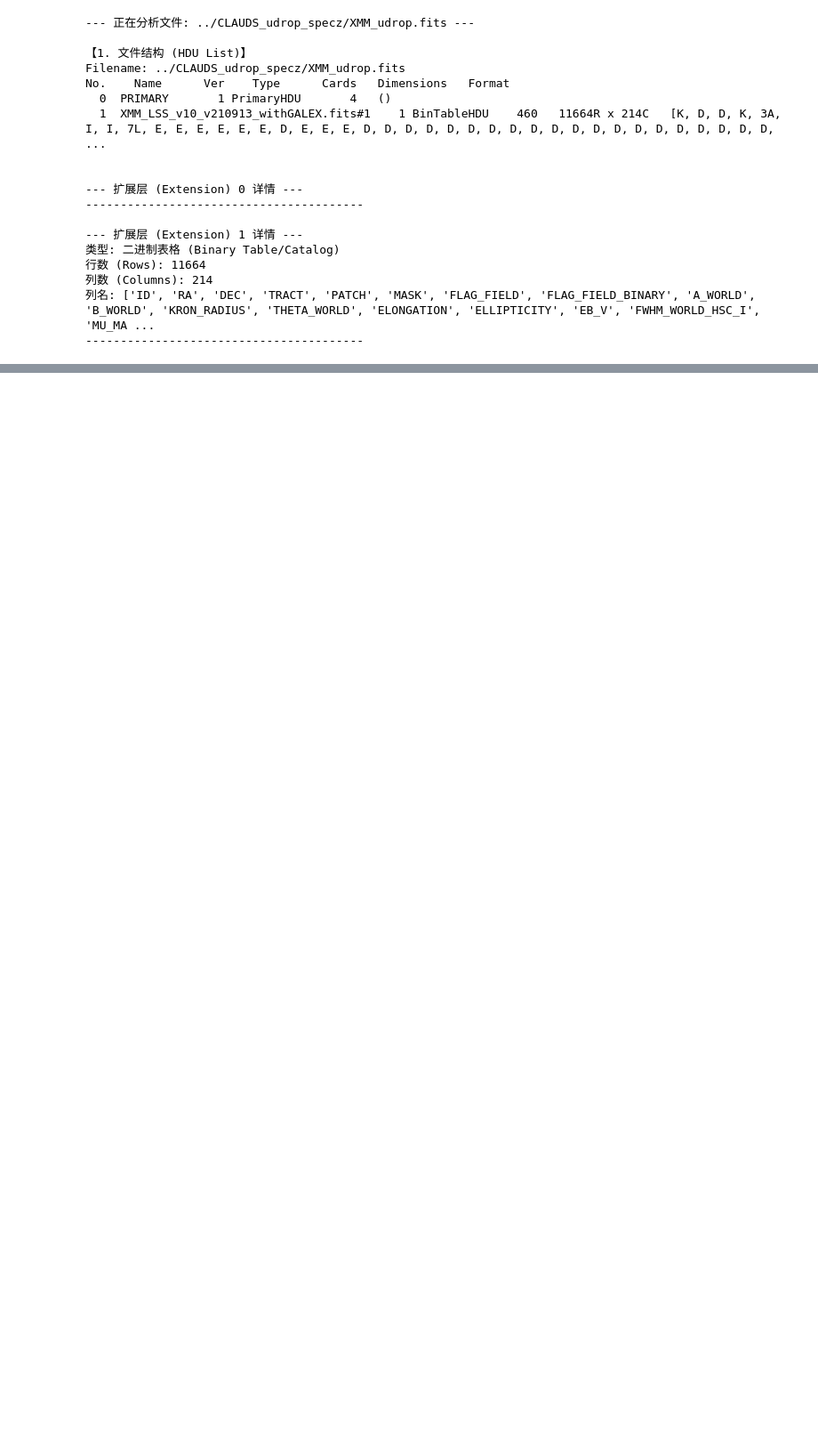
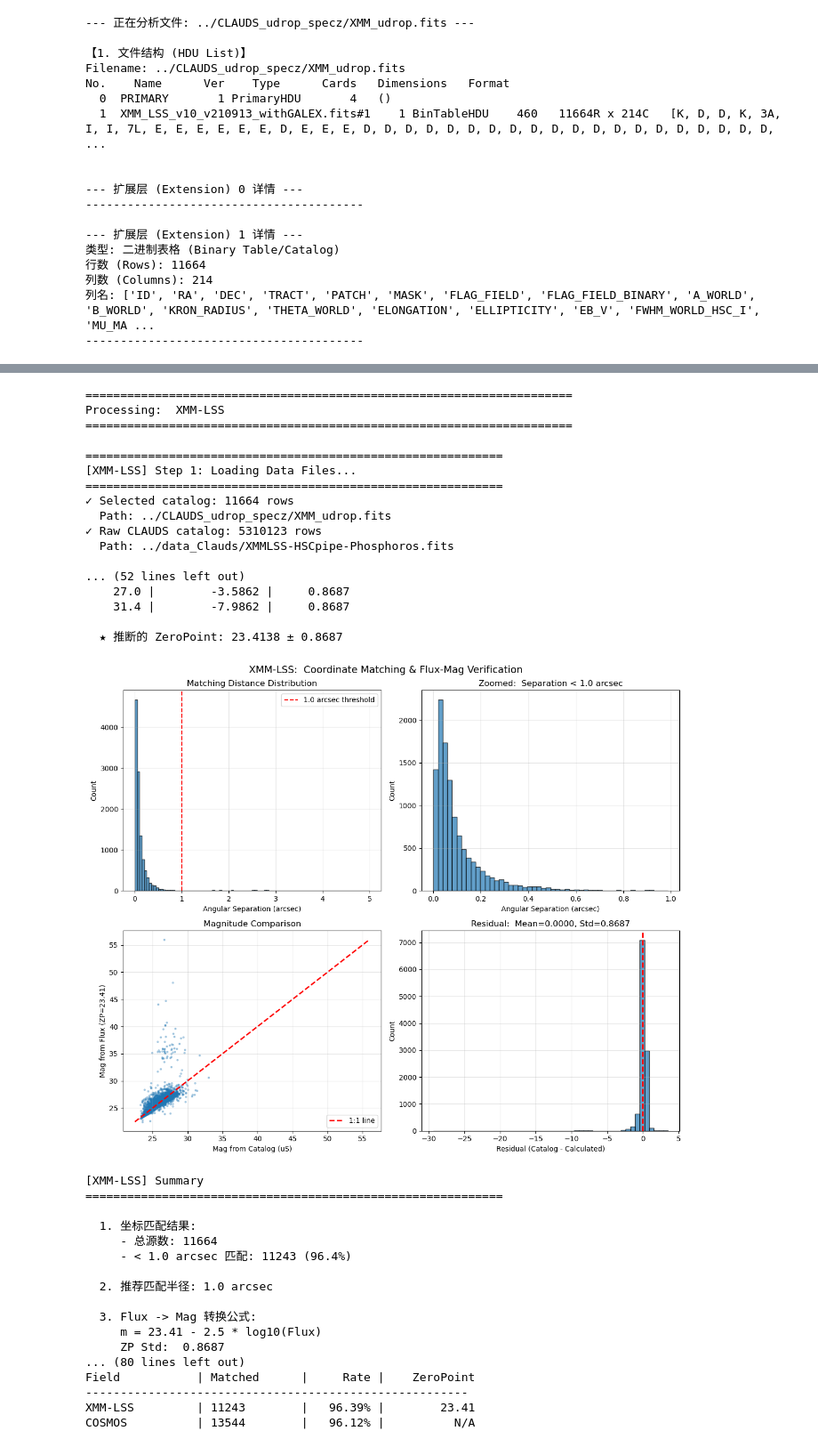
Before and after one commit to Zireael-Rhena/Target_Selection_Based_on_Photometric_Data, a Jupyter notebook: data_explore.ipynb, the cells around one changed output, grey strips where cells are left out. Shown: that part at 89% size. Cells and saved outputs as stored; diff of their text form; code cells hidden in the pictures; blank space fills up the shorter version.

Commit message:
Add coordinate matching utility.

```diff
--- a/data_explore.ipynb
+++ b/data_explore.ipynb
@@ -531,0 +493,53 @@ No.    Name      Ver    Type      Cards   Dimensions   Format
+# %%
+from utils.coordinate_matching_utils import batch_verify
+
+configs = [
+    {
+        'path_selected': "../CLAUDS_udrop_specz/XMM_udrop.fits",
+        'path_raw': "../data_Clauds/XMMLSS-HSCpipe-Phosphoros.fits",
+        'field_name': "XMM-LSS"
+    },
+    {
+        'path_selected': "../CLAUDS_udrop_specz/COSMOS_udrop.fits",
+        'path_raw':  "../data_Clauds/COSMOS-HSCpipe-Phosphoros.fits",
+        'field_name': "COSMOS"
+    }
+]
+
+all_results = batch_verify(configs, match_radius=1.0, save_plots=False)
+# %% [output]
+======================================================================
+Processing:  XMM-LSS
+======================================================================
+
+============================================================
+[XMM-LSS] Step 1: Loading Data Files...
+============================================================
+✓ Selected catalog: 11664 rows
+  Path: ../CLAUDS_udrop_specz/XMM_udrop.fits
+✓ Raw CLAUDS catalog: 5310123 rows
+  Path: ../data_Clauds/XMMLSS-HSCpipe-Phosphoros.fits
+
+... (52 lines left out)
+    27.0 |        -3.5862 |     0.8687
+    31.4 |        -7.9862 |     0.8687
+
+  ★ 推断的 ZeroPoint: 23.4138 ± 0.8687
+[figure, added]
+[XMM-LSS] Summary
+============================================================
+
+  1. 坐标匹配结果:
+     - 总源数: 11664
+     - < 1.0 arcsec 匹配: 11243 (96.4%)
+
+  2. 推荐匹配半径: 1.0 arcsec
+
+  3. Flux -> Mag 转换公式:
+     m = 23.41 - 2.5 * log10(Flux)
+     ZP Std:  0.8687
+... (80 lines left out)
+Field           | Matched      |     Rate |    ZeroPoint
+-------------------------------------------------------
+XMM-LSS         | 11243        |   96.39% |        23.41
+COSMOS          | 13544        |   96.12% |          N/A
```
Also changed, not shown: parts of 3 cells of this notebook, 1 other file.
